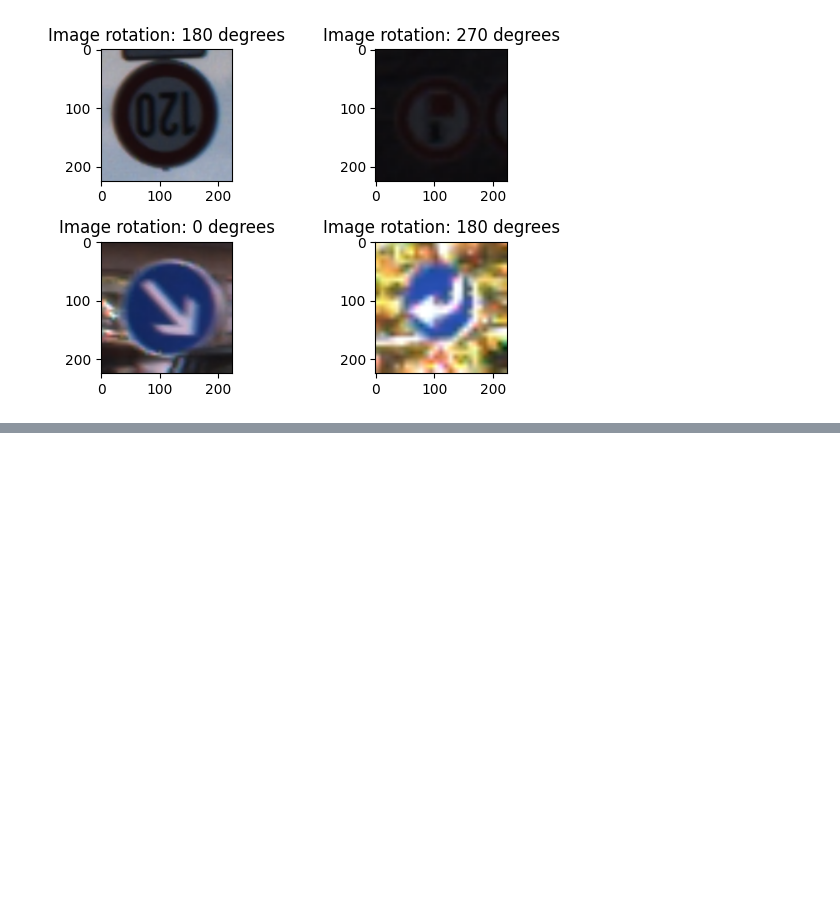
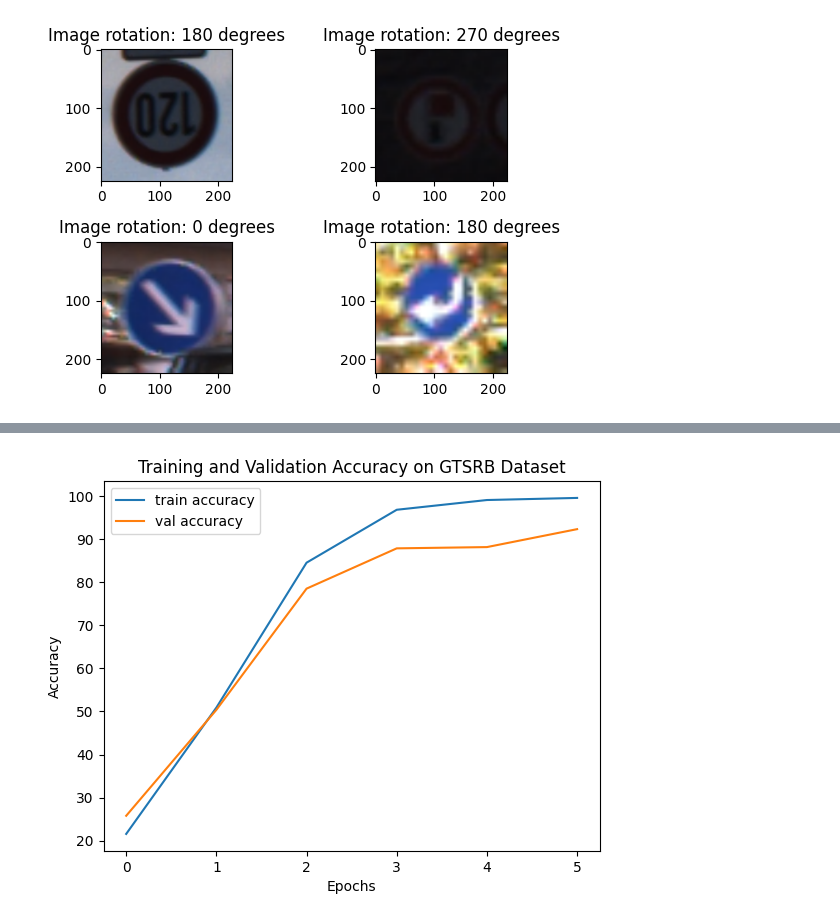
Before and after one commit to Micaet/WB2, a Jupyter notebook: task2.ipynb, the cells around one changed output, grey strips where cells are left out. Cells and saved outputs as stored; diff of their text form; code cells hidden in the pictures; blank space fills up the shorter version.

```diff
--- a/task2.ipynb
+++ b/task2.ipynb
@@ -323,7 +331,13 @@ def train(model: torch.nn.Module, train_loader: torch.utils.data.DataLoader, val
     ### START CODE HERE ###
 
 
-    for i in range(num_epochs)
+    for i in range(num_epochs):
+      if i %10:
+        print(f"epoch {i}" )
+      loss, tmp_acc_train = train_one_epoch(model, optimizer, train_loader, criterion, device)
+      train_accs.append(tmp_acc_train)
+      tmp_acc_val= validate(model, val_loader, device)
+      val_accs.append(tmp_acc_val)
 
 
     ### END CODE HERE ###
@@ -330,0 +413,19 @@ def train(model: torch.nn.Module, train_loader: torch.utils.data.DataLoader, val
+# %%
+# Get the data loaders
+train_dl = torch.utils.data.DataLoader(classification_dataset, batch_size=BATCH_SIZE, shuffle=True, num_workers=NUM_WORKERS)
+val_dl = torch.utils.data.DataLoader(dataset_test, batch_size=BATCH_SIZE, shuffle=False, num_workers=NUM_WORKERS)
+
+# Load the model
+empty_model = load_resnet_rotation(NUMBER_OF_CLASSES)
+empty_model = empty_model.to(device)
+
+# Define the optimizer
+optimizer = torch.optim.AdamW(empty_model.parameters(), lr=LEARNING_RATE)
+
+# Define the loss function
+criterion = torch.nn.CrossEntropyLoss()
+
+# Train the model
+train_accs, val_accs = train(empty_model, train_dl, val_dl, optimizer, criterion, num_epochs=NUM_EPOCHS, device=device)
+print(train_accs[-1])
+print(val_accs[-1])
@@ -330,0 +441,10 @@ def train(model: torch.nn.Module, train_loader: torch.utils.data.DataLoader, val
+# %%
+plt.plot(train_accs, label='train accuracy')
+plt.plot(val_accs, label='val accuracy')
+plt.xlabel('Epochs')
+plt.ylabel('Accuracy')
+plt.title('Training and Validation Accuracy on GTSRB Dataset')
+plt.legend()
+plt.show()
+# %% [output]
+[figure, added]
```
Also changed, not shown: parts of 25 cells of this notebook.
